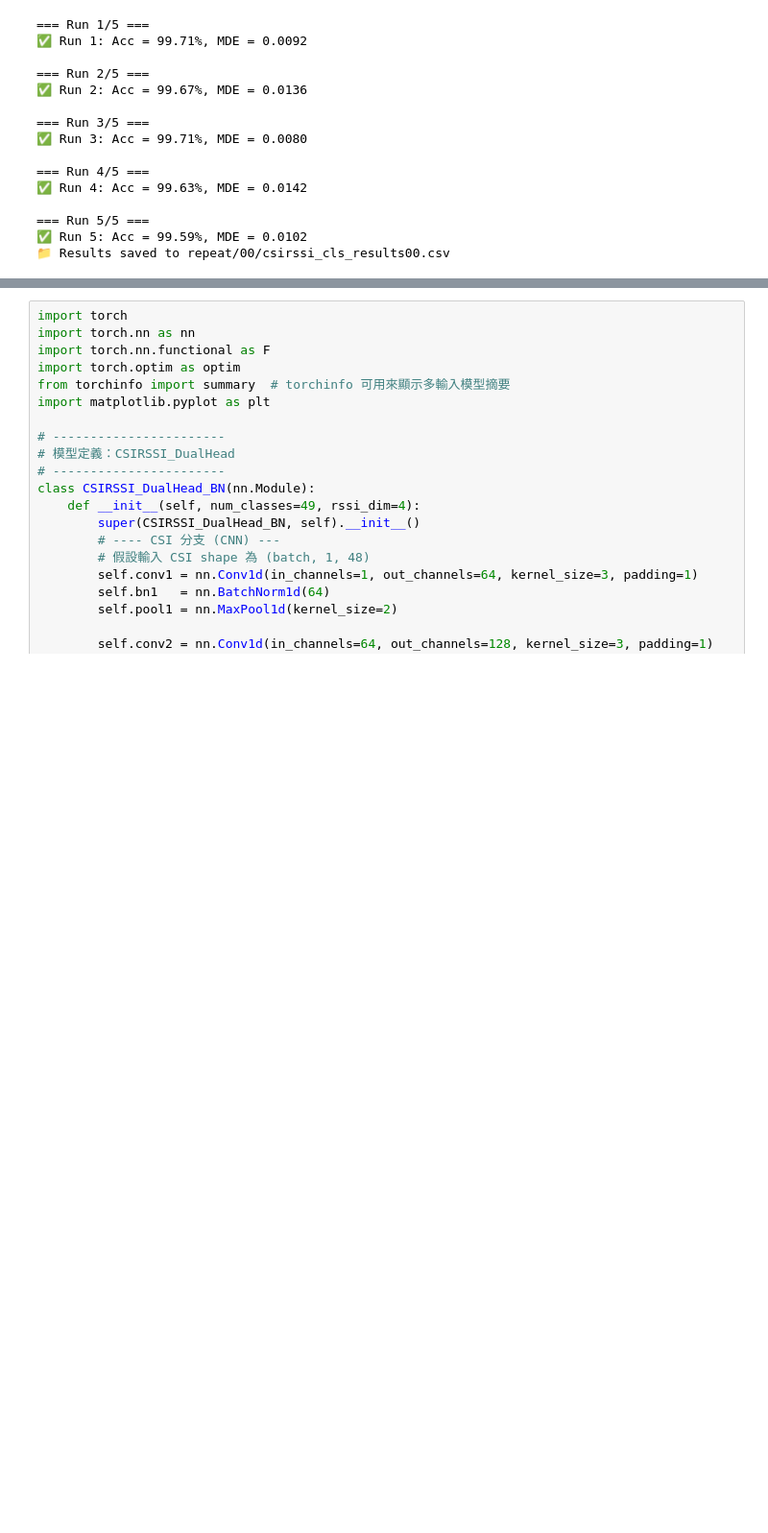
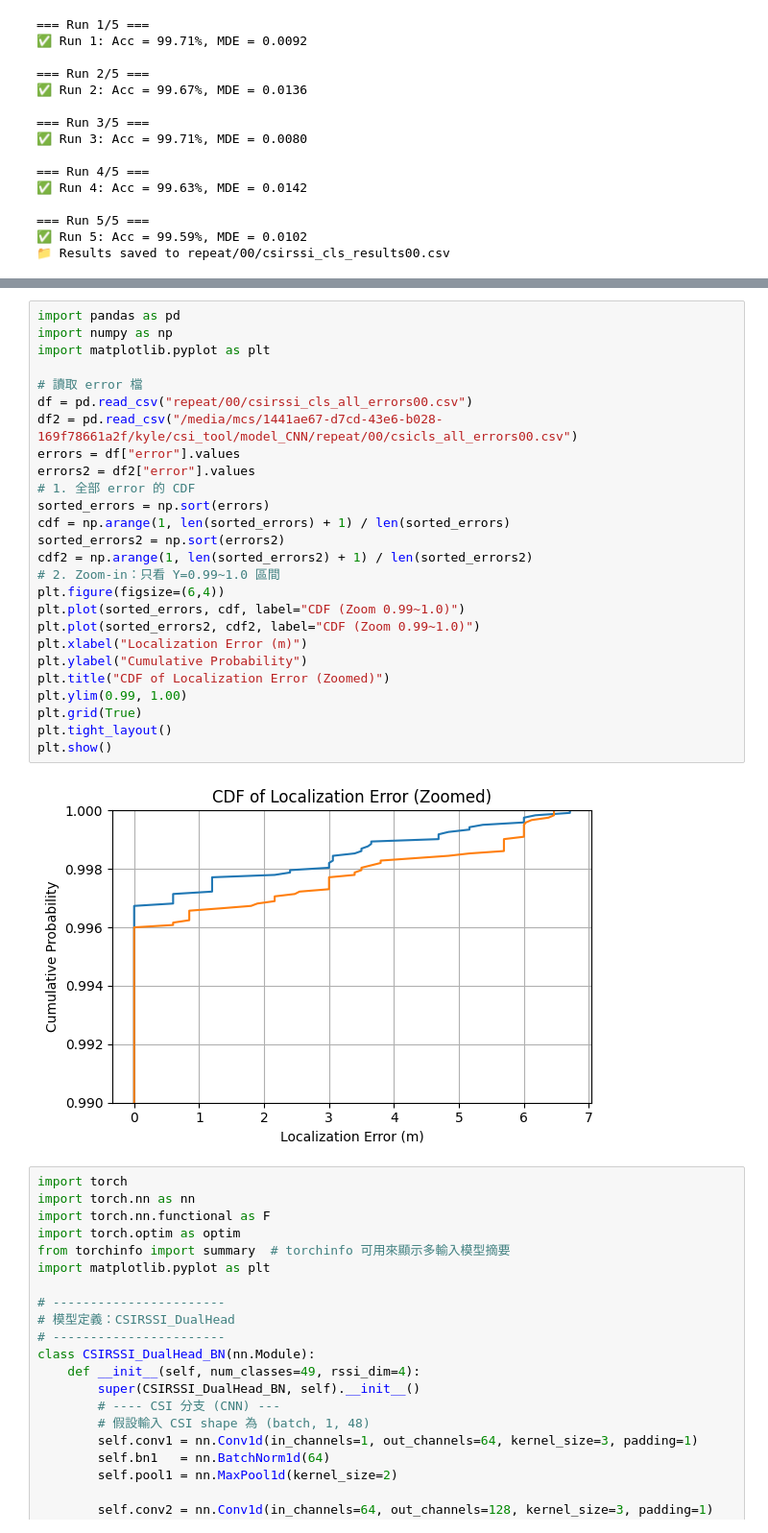
Before and after one commit to kuku000/csi_tool, a Jupyter notebook: model_CNN/rssicsi_train.ipynb, the cells around one changed output, grey strips where cells are left out. Shown at 96% size. Saved outputs shown, nothing was run; the diff lists cells and outputs as text; blank space fills up the shorter version.

Commit message:
+ERROR

```diff
--- a/model_CNN/rssicsi_train.ipynb
+++ b/model_CNN/rssicsi_train.ipynb
@@ -3008,3 +3188,31 @@ print("📁 Results saved to repeat/00/csirssi_cls_results00.csv")
+# %%
+import pandas as pd
+import numpy as np
+import matplotlib.pyplot as plt
+
+# 讀取 error 檔
+df = pd.read_csv("repeat/00/csirssi_cls_all_errors00.csv")
+df2 = pd.read_csv("/media/mcs/1441ae67-d7cd-43e6-b028-169f78661a2f/kyle/csi_tool/model_CNN/repeat/00/csicls_all_errors00.csv")
+errors = df["error"].values
+errors2 = df2["error"].values
+# 1. 全部 error 的 CDF
+sorted_errors = np.sort(errors)
+cdf = np.arange(1, len(sorted_errors) + 1) / len(sorted_errors)
+sorted_errors2 = np.sort(errors2)
+cdf2 = np.arange(1, len(sorted_errors2) + 1) / len(sorted_errors2)
+# 2. Zoom-in：只看 Y=0.99~1.0 區間
+plt.figure(figsize=(6,4))
+plt.plot(sorted_errors, cdf, label="CDF (Zoom 0.99~1.0)")
+plt.plot(sorted_errors2, cdf2, label="CDF (Zoom 0.99~1.0)")
+plt.xlabel("Localization Error (m)")
+plt.ylabel("Cumulative Probability")
+plt.title("CDF of Localization Error (Zoomed)")
+plt.ylim(0.99, 1.00)
+plt.grid(True)
+plt.tight_layout()
+plt.show()
+# %% [output]
+[figure, added]
 # %%
 import torch
 import torch.nn as nn
```
Also changed, not shown: parts of 8 cells of this notebook, 10 other files.
